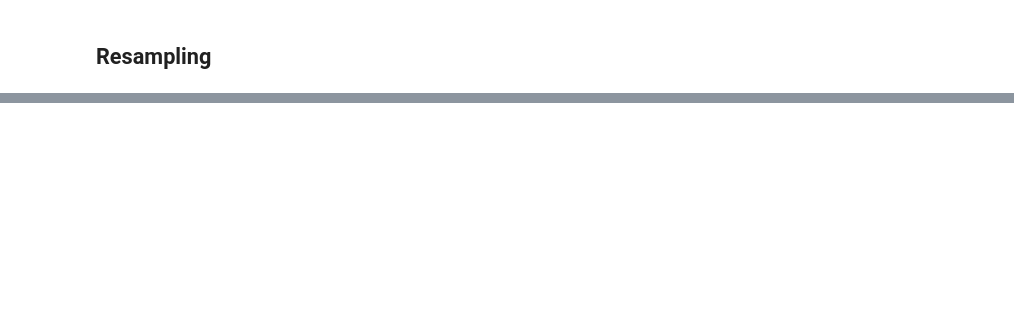
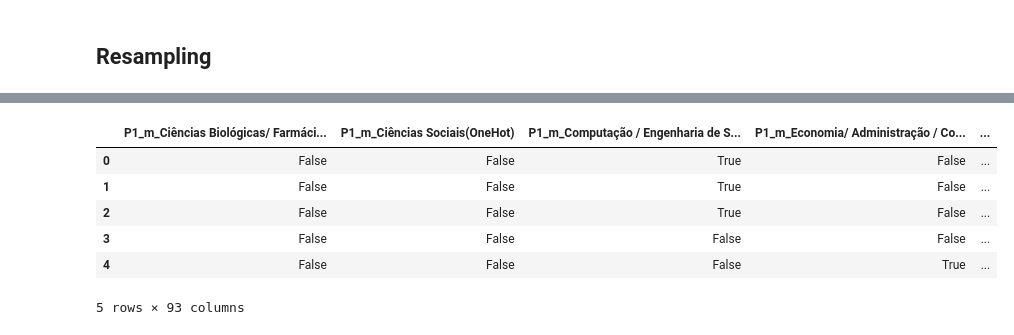
Before and after one commit to VitoriaMathias/mo436_state_of_data, a Jupyter notebook: modeling/modeling.ipynb, the cells around one changed output, grey strips where cells are left out. Drawn from its saved outputs; the diff is of its cells as text; code cells hidden in the pictures; blank space fills up the shorter version.

```diff
--- a/modeling/modeling.ipynb
+++ b/modeling/modeling.ipynb
@@ -162,0 +183,10 @@ df_feat_selected.head()
+# %%
+df_feat_selected.head()
+# %% [output]
+|  | P1_m_Ciências Biológicas/ Farmáci... | P1_m_Ciências Sociais(OneHot) | P1_m_Computação / Engenharia de S... | P1_m_Economia/ Administração / Co... | ... |
+| 0 | False | False | True | False | ... |
+| 1 | False | False | True | False | ... |
+| 2 | False | False | True | False | ... |
+| 3 | False | False | False | False | ... |
+| 4 | False | False | False | True | ... |
+5 rows × 93 columns
```
Also changed, not shown: parts of 18 cells of this notebook.
